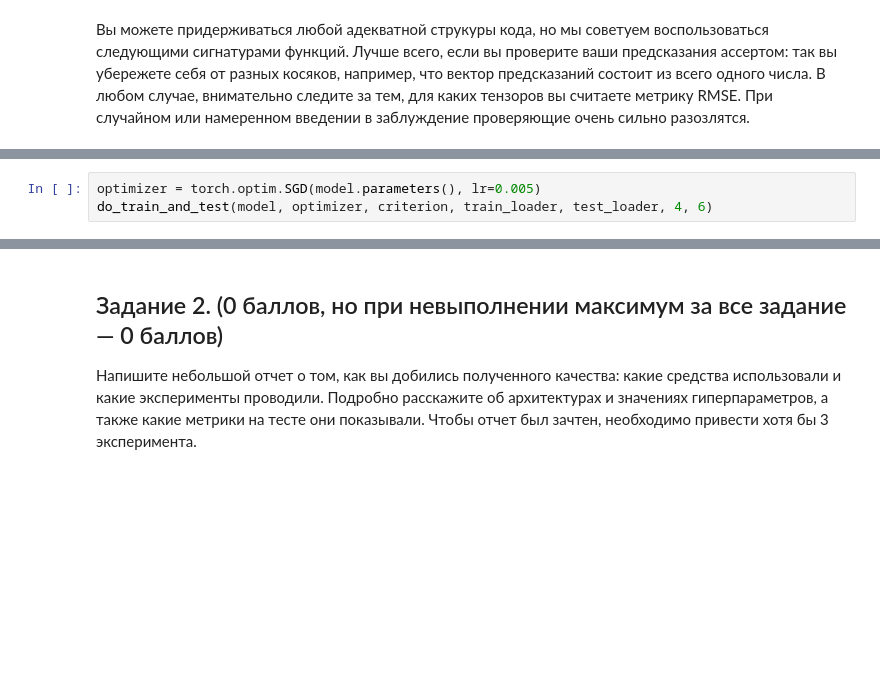
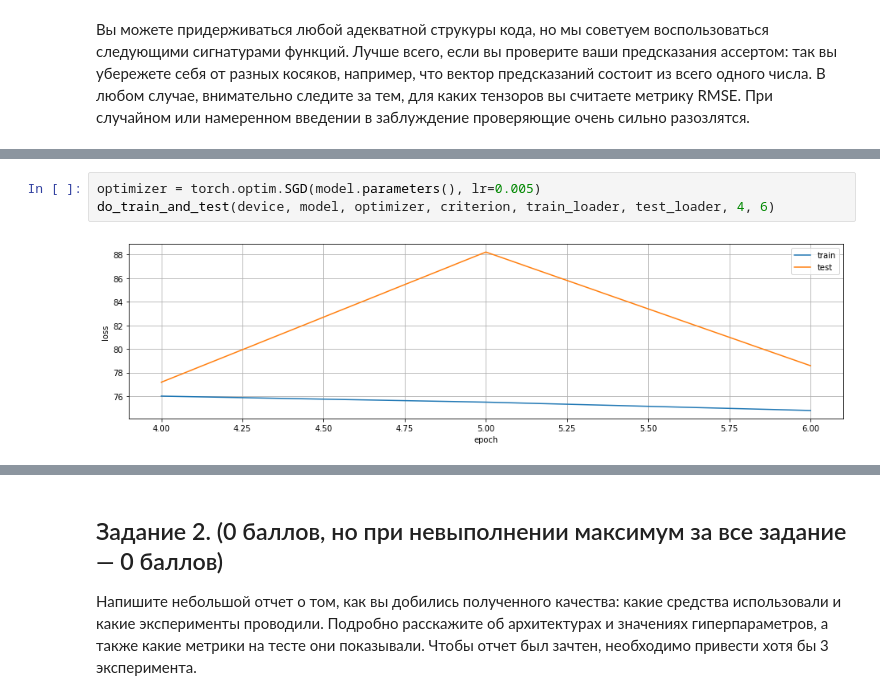
Before and after one commit to Panesher/Machine-Learning, a Jupyter notebook: DL-1/intro_hw01_Panesh.ipynb, the cells around one changed output, grey strips where cells are left out. Drawn from its saved outputs; the diff is of its cells as text; blank space fills up the shorter version.

```diff
--- a/DL-1/intro_hw01_Panesh.ipynb
+++ b/DL-1/intro_hw01_Panesh.ipynb
@@ -266,3 +257,5 @@ do_train_and_test(model, optimizer, criterion, train_loader, test_loader, 1, 3)
 # %%
 optimizer = torch.optim.SGD(model.parameters(), lr=0.005)
-do_train_and_test(model, optimizer, criterion, train_loader, test_loader, 4, 6)
+do_train_and_test(device, model, optimizer, criterion, train_loader, test_loader, 4, 6)
+# %% [output]
+[figure, added]
```
Also changed, not shown: parts of 26 cells of this notebook.
